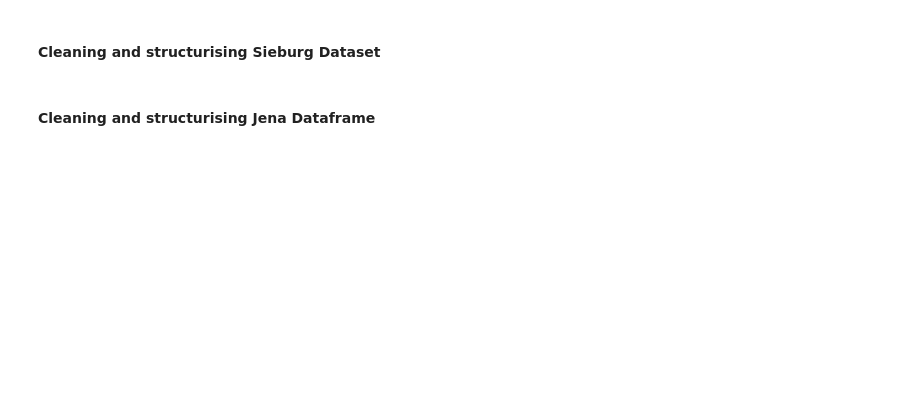
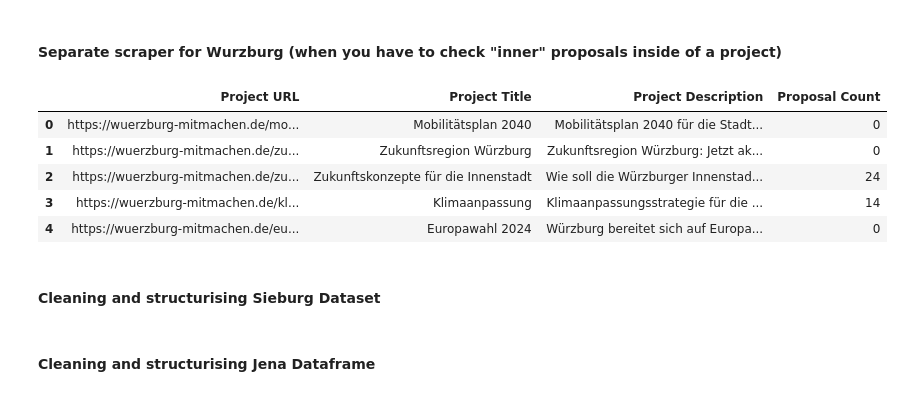
Before and after one commit to denishotii/ConsulDemocracy24-kommueneImFokus, a Jupyter notebook: Scraping copy.ipynb, the cells around one changed output. Saved outputs shown, nothing was run; the diff lists cells and outputs as text; code cells hidden in the pictures; blank space fills up the shorter version.

Commit message:
Added a separate scraper for wurzburg (and hopefully for several similar cities), which creates 2 df's for "outer" projects and "inner" proposals inside of a project.

```diff
--- a/Scraping copy.ipynb
+++ b/Scraping copy.ipynb
@@ -155,0 +136,2 @@ link_and_data
+# %% [markdown]
+#### Separate scraper for Wurzburg (when you have to check "inner" proposals inside of a project)
@@ -156,3 +243,12 @@ link_and_data
+# %%
+df_wurzburg_projects.head()
+# %% [output]
+|  | Project URL | Project Title | Project Description | Proposal Count |
+| 0 | https://wuerzburg-mitmachen.de/mo... | Mobilitätsplan 2040 | Mobilitätsplan 2040 für die Stadt... | 0 |
+| 1 | https://wuerzburg-mitmachen.de/zu... | Zukunftsregion Würzburg | Zukunftsregion Würzburg: Jetzt ak... | 0 |
+| 2 | https://wuerzburg-mitmachen.de/zu... | Zukunftskonzepte für die Innenstadt | Wie soll die Würzburger Innenstad... | 24 |
+| 3 | https://wuerzburg-mitmachen.de/kl... | Klimaanpassung | Klimaanpassungsstrategie für die ... | 14 |
+| 4 | https://wuerzburg-mitmachen.de/eu... | Europawahl 2024 | Würzburg bereitet sich auf Europa... | 0 |
 # %%
 import pandas as pd
 
```
Also changed, not shown: parts of 4 cells of this notebook, 1 other file.
